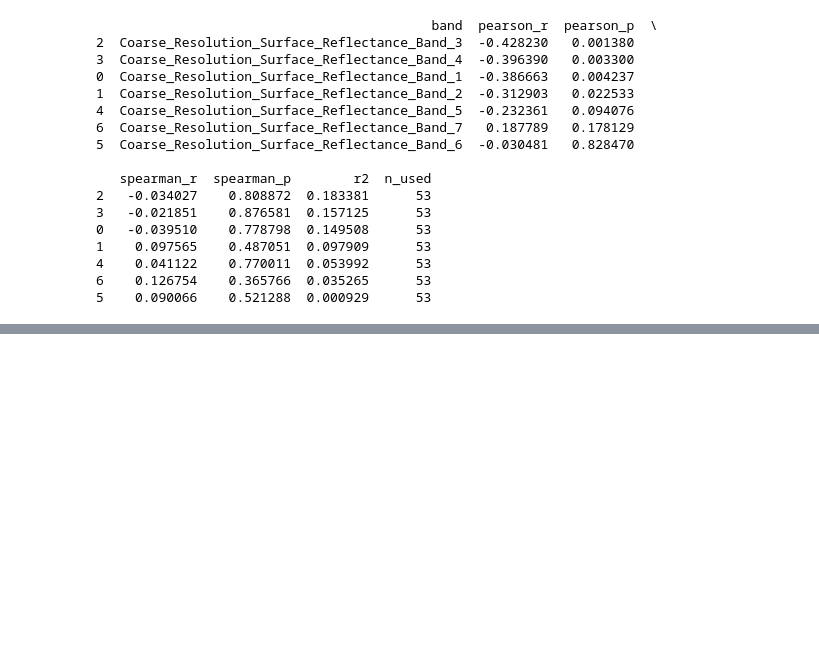
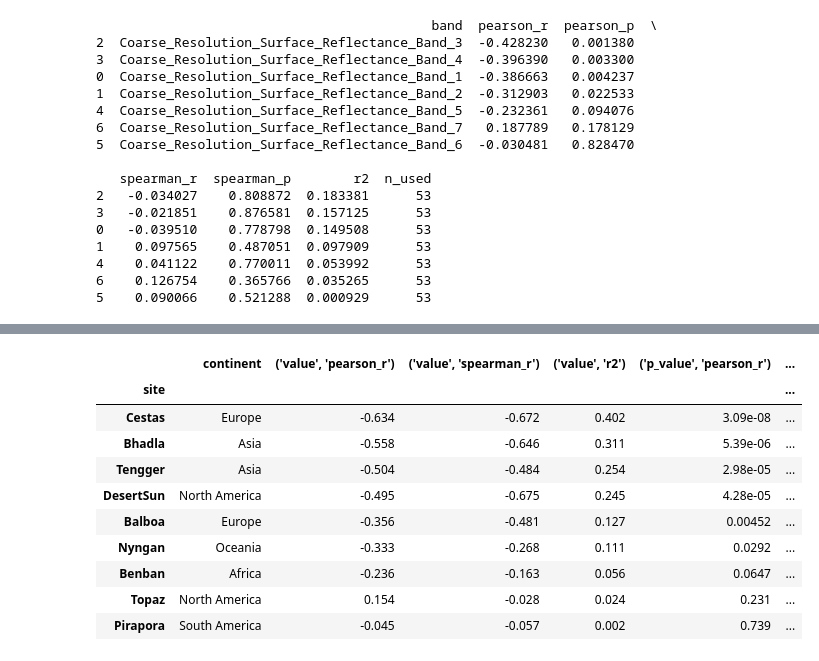
Before and after one commit to HongjinZhu/CausalST-forecast, a Jupyter notebook: spatiotemporal_match/match_test.ipynb, the cells around one changed output, grey strips where cells are left out. Cells and saved outputs as stored; diff of their text form; code cells hidden in the pictures; blank space fills up the shorter version.

```diff
--- a/spatiotemporal_match/match_test.ipynb
+++ b/spatiotemporal_match/match_test.ipynb
@@ -597,0 +875,95 @@ print(results_df)
+# %%
+import pandas as pd, numpy as np, os, glob
+
+# If tidy_df isn't in memory, load the most recent one from disk
+try:
+    _ = tidy_df  # noqa
+except NameError:
+    patt = os.path.join("modis_cloud_outputs", "cloud_vs_ssrd_metrics_tidy_*.csv")
+    latest = sorted(glob.glob(patt), key=os.path.getmtime)[-1]
+    tidy_df = pd.read_csv(latest)
+
+def _stars(p):
+    if pd.isna(p): return ""
+    return "***" if p < 1e-3 else "**" if p < 1e-2 else "*" if p < 5e-2 else ""
+
+order = ["pearson_r", "spearman_r", "r2"]
+# Split into numeric value and p tables
+td = tidy_df.copy()
+td["metric"] = pd.Categorical(td["metric"], ordered=True)
+
+val = td.pivot(index="site", columns="metric", values="value").reindex(columns=order)
+pvl = td.pivot(index="site", columns="metric", values="p_value").reindex(columns=order)
+
+# Combine under a MultiIndex
+wide = pd.concat({"value": val, "p_value": pvl}, axis=1)
+
+# Sort by strongest absolute Pearson
+wide = wide.sort_values(("value", "pearson_r"), key=lambda s: s.abs(), ascending=False)
+
+# Build a format dict: values to 3 decimals; p-values to 3 sig figs (r2 has no p)
+fmt = {("value", m): "{:.3f}" for m in order}
+fmt.update({("p_value", "pearson_r"): "{:.3g}", ("p_value", "spearman_r"): "{:.3g}"})
+fmt.update({("p_value", "r2"): ""})
+
+# --- 1) mapping from site -> continent (adjust names if yours differ)
+site_to_continent = {
+    "Bhadla": "Asia",
+    "Tengger": "Asia",
+    "Benban": "Africa",
+    "Cestas": "Europe",
+    "Balboa": "Europe",         # Núñez de Balboa
+    "Topaz": "North America",
+    "DesertSun": "North America",
+    "Pirapora": "South America",
+    "Nyngan": "Oceania",
+}
+
+# --- 2) palette for continents (tweak as you like)
+continent_colors = {
+    "Asia": "#1f77b4",
+    "Africa": "#2ca02c",
+    "Europe": "#ff7f0e",
+    "North America": "#9467bd",
+    "South America": "#8c564b",
+    "Oceania": "#17becf",
+    "Other": "#dddddd",
+}
+
+# --- 3) add the swatch column before your MultiIndex numeric table
+continent_col = pd.Series(
+    [site_to_continent.get(s, "Other") for s in wide.index],
+    index=wide.index, name="continent"
+)
+display_df = pd.concat([continent_col, wide], axis=1)
+
+def color_continent_col(col):
+    # col is the 'continent' Series; return CSS per cell
+    return col.map(lambda c: f"background-color: {continent_colors.get(c, '#ddd')};"
+                             f" color: {'#000' if c in ['Oceania','Europe'] else '#fff'};"
+                             f" font-weight: 600; text-align:center;")
+
+styler = (
+    display_df.style
+      .format(fmt, na_rep="—")                                # your numeric formatting
+      .apply(color_continent_col, subset=["continent"])        # color only the swatch
+    #   .background_gradient(axis=None, subset=[("value","pearson_r")], cmap="coolwarm")
+    #   .background_gradient(axis=None, subset=[("value","spearman_r")], cmap="coolwarm")
+    #   .background_gradient(axis=None, subset=[("value","r2")], cmap="Blues")
+      .highlight_between(subset=[("p_value","pearson_r"), ("p_value","spearman_r")],
+                         left=0, right=0.05, color="#e6ffe6")
+      .set_table_styles([{"selector": "th", "props": [("text-align", "center")]}])
+)
+display(styler)
+# %% [output]
+|  | continent | ('value', 'pearson_r') | ('value', 'spearman_r') | ('value', 'r2') | ('p_value', 'pearson_r') | ... |
+| site |  |  |  |  |  | ... |
+| Cestas | Europe | -0.634 | -0.672 | 0.402 | 3.09e-08 | ... |
+| Bhadla | Asia | -0.558 | -0.646 | 0.311 | 5.39e-06 | ... |
+| Tengger | Asia | -0.504 | -0.484 | 0.254 | 2.98e-05 | ... |
+| DesertSun | North America | -0.495 | -0.675 | 0.245 | 4.28e-05 | ... |
+| Balboa | Europe | -0.356 | -0.481 | 0.127 | 0.00452 | ... |
+| Nyngan | Oceania | -0.333 | -0.268 | 0.111 | 0.0292 | ... |
+| Benban | Africa | -0.236 | -0.163 | 0.056 | 0.0647 | ... |
+| Topaz | North America | 0.154 | -0.028 | 0.024 | 0.231 | ... |
+| Pirapora | South America | -0.045 | -0.057 | 0.002 | 0.739 | ... |
```
Also changed, not shown: parts of 4 cells of this notebook, 2 other files.
